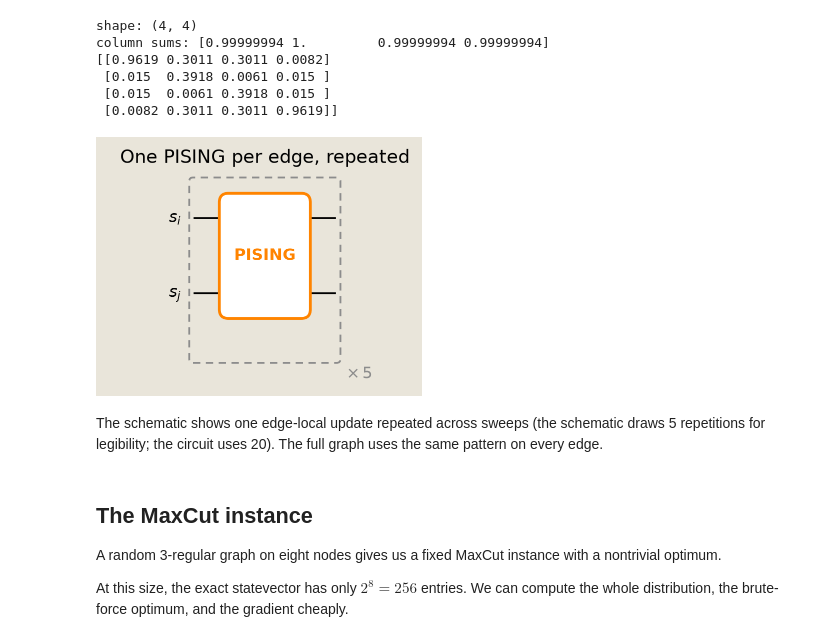
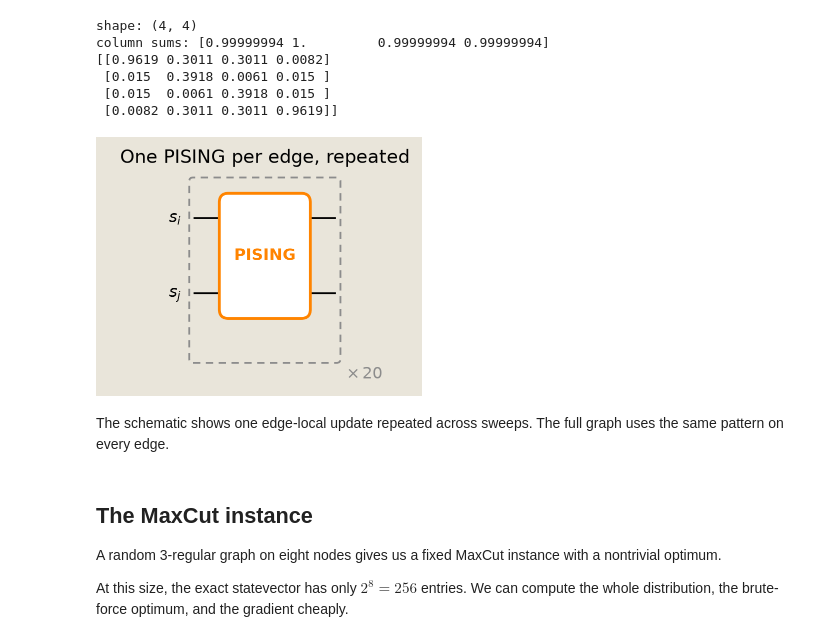
Before and after one commit to extropic-ai/torx, a Jupyter notebook: examples/09_stochastic_graph_networks.ipynb, the cells around one changed output. Drawn from its saved outputs; the diff is of its cells as text; code cells hidden in the pictures.

```diff
--- a/examples/09_stochastic_graph_networks.ipynb
+++ b/examples/09_stochastic_graph_networks.ipynb
@@ -137,18 +137,18 @@ np.testing.assert_allclose(
 # %%
 # One edge, drawn as the repeated layer. The full graph circuit tiles this
 # PISING across every edge.
 edge_circuit = DiscretePCircuit([gate_demo], reps=1)
 fig = P_sch.draw_pcircuit(
     edge_circuit,
-    reps=5,
+    reps=REPS,
     wire_labels=[r"$s_i$", r"$s_j$"],
     title="One PISING per edge, repeated",
 )
 savefig(fig, "09_sgnn_schematic")
 # %% [output]
-[figure, old version]
+[figure, new version]
 # %% [markdown]
-The schematic shows one edge-local update repeated across sweeps (the schematic draws 5 repetitions for legibility; the circuit uses 20). The full graph uses the same pattern on every edge.
+The schematic shows one edge-local update repeated across sweeps. The full graph uses the same pattern on every edge.
 # %% [markdown]
 ## The MaxCut instance
 
```
Also changed, not shown: 7 other files.
